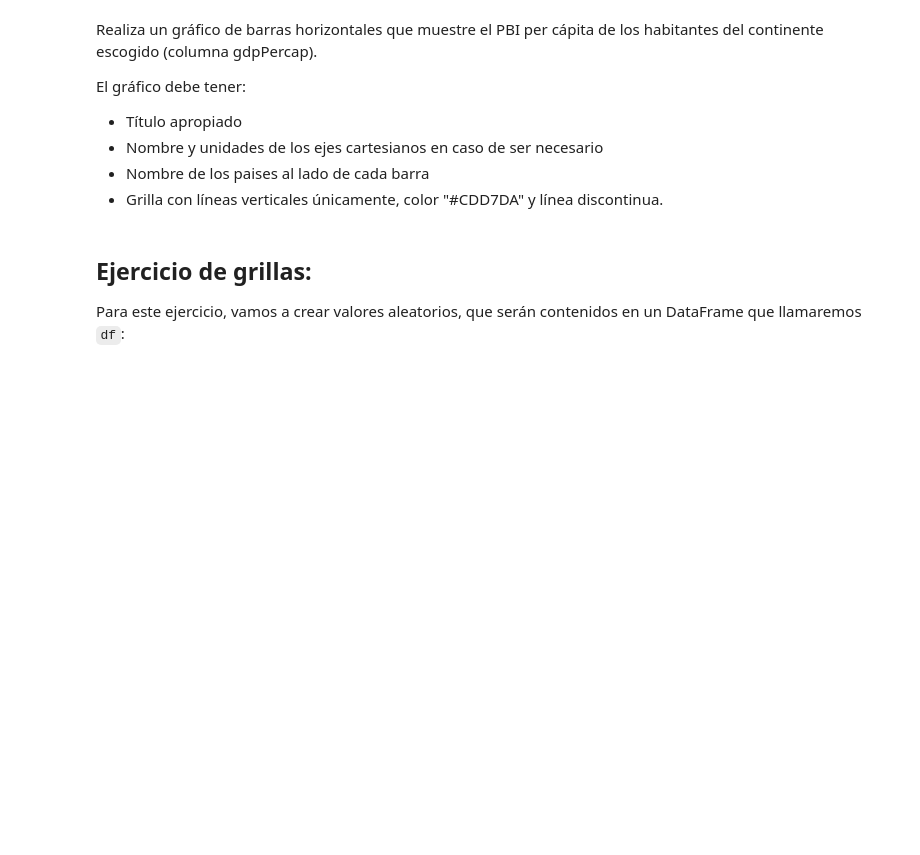
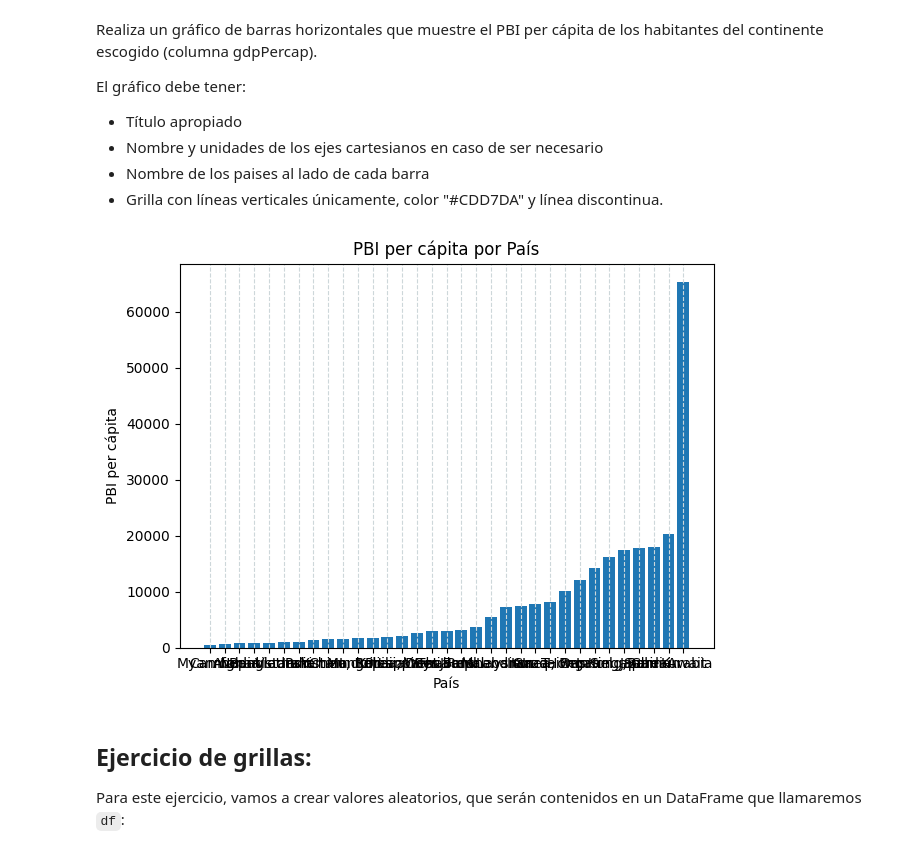
Before and after one commit to PabloDiosquez/Algoritmos_Y_Programacion_UBA, a Jupyter notebook: Ejercicios_matplotlib.ipynb, the cells around one changed output. Cells and saved outputs as stored; diff of their text form; code cells hidden in the pictures; blank space fills up the shorter version.

```diff
--- a/Ejercicios_matplotlib.ipynb
+++ b/Ejercicios_matplotlib.ipynb
@@ -259,11 +289,11 @@ plt.show()
 Elije un continente el cual te gustaría analizar con más detalle:
 # %%
 # =========== Código de alumno ===============
-continent =
+continent = 'Asia'
 # ============================================
 
-data_one_continent = data[data["continent"] == continent]
+data_one_continent = data[data['continent'] == continent]
 data_one_continent = data_one_continent[['country', 'gdpPercap']]
-data_one_continent = data_one_continent.groupby(['country']).agg('sum')
+data_one_continent = data_one_continent.groupby(['country']).agg('mean')
 data_one_continent = data_one_continent.sort_values(by=['gdpPercap'])
 data_one_continent[['gdpPercap']]
@@ -285,3 +327,26 @@ plt.show()
+# %%
+# Crear una figura y un eje (subplot) para el gráfico de barras
+fig, ax = plt.subplots()
+
+# Obtener los países y los valores del PBI per cápita
+paises = data_one_continent.index
+pbi_percapita = data_one_continent['gdpPercap']
+
+# Crear un gráfico de barras
+ax.bar(paises, pbi_percapita)
+
+# Establecer una línea de grilla discontinua en el eje x
+ax.grid(axis='x', color='#CDD7DA', linestyle='--')
+
+# Configurar el título y etiquetas de los ejes
+ax.set_title('PBI per cápita por País')
+ax.set_xlabel('País')
+ax.set_ylabel('PBI per cápita')
+
+# Mostrar el gráfico
+plt.show()
+# %% [output]
+[figure, added]
 # %% [markdown]
 ## Ejercicio de grillas:
 
```
Also changed, not shown: parts of 13 cells of this notebook.
